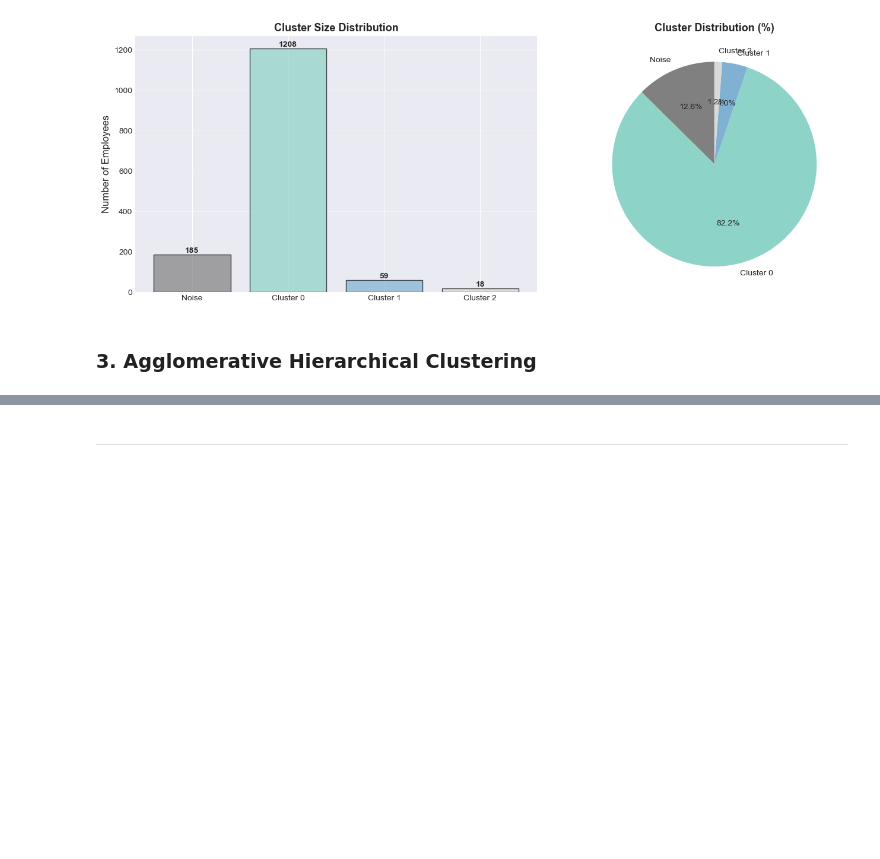
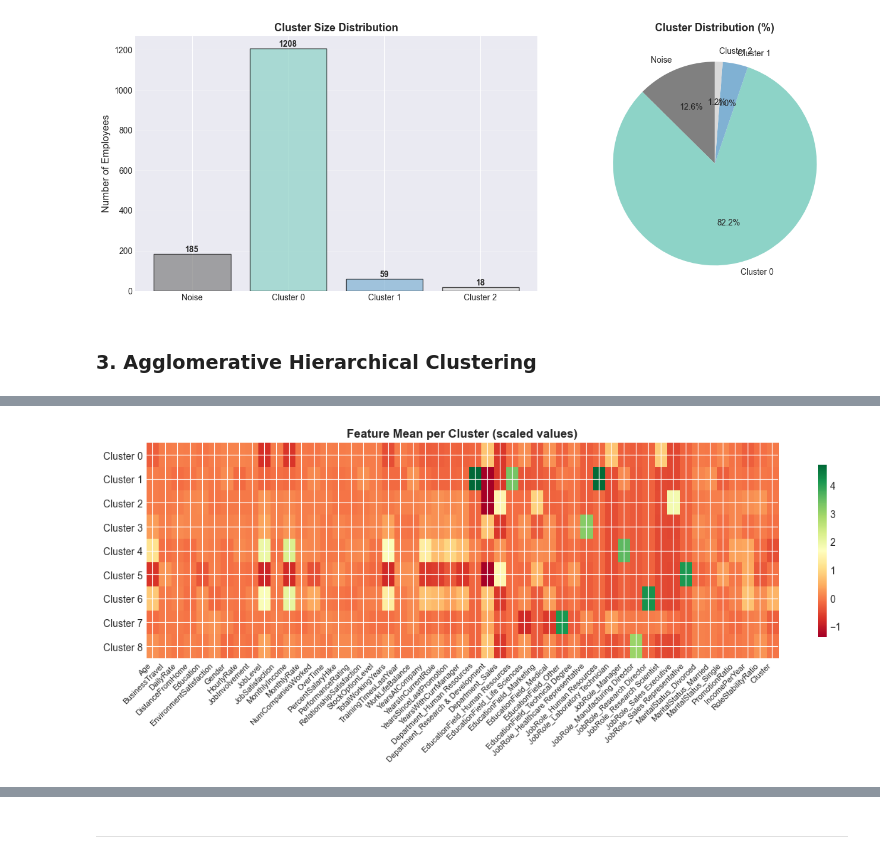
Before and after one commit to K0alaxy/SWE485-G2-Phase1, a Jupyter notebook: Phase2_Unsupervised_Learning.ipynb, the cells around one changed output, grey strips where cells are left out. Saved outputs shown, nothing was run; the diff lists cells and outputs as text; code cells hidden in the pictures; blank space fills up the shorter version.

```diff
--- a/Phase2_Unsupervised_Learning.ipynb
+++ b/Phase2_Unsupervised_Learning.ipynb
@@ -735,0 +917,19 @@ plt.show()
+# %%
+# Plot 3: Feature Mean Heatmap per Cluster
+feature_names = (X_scaled.columns.tolist()
+                 if hasattr(X_scaled, 'columns') else [f'F{i}' for i in range(X_arr.shape[1])])
+cluster_ids   = np.unique(cluster_labels)
+cluster_means = np.array([X_arr[cluster_labels == c].mean(axis=0) for c in cluster_ids])
+
+fig3, ax3 = plt.subplots(figsize=(12, 5))
+im = ax3.imshow(cluster_means, aspect='auto', cmap='RdYlGn')
+ax3.set_xticks(range(len(feature_names)))
+ax3.set_xticklabels(feature_names, rotation=45, ha='right', fontsize=8)
+ax3.set_yticks(range(len(cluster_ids)))
+ax3.set_yticklabels([f'Cluster {c}' for c in cluster_ids])
+ax3.set_title('Feature Mean per Cluster (scaled values)', fontweight='bold')
+plt.colorbar(im, ax=ax3, shrink=0.8)
+plt.tight_layout()
+plt.show()
+# %% [output]
+[figure, added]
```
Also changed, not shown: parts of 15 cells of this notebook.
